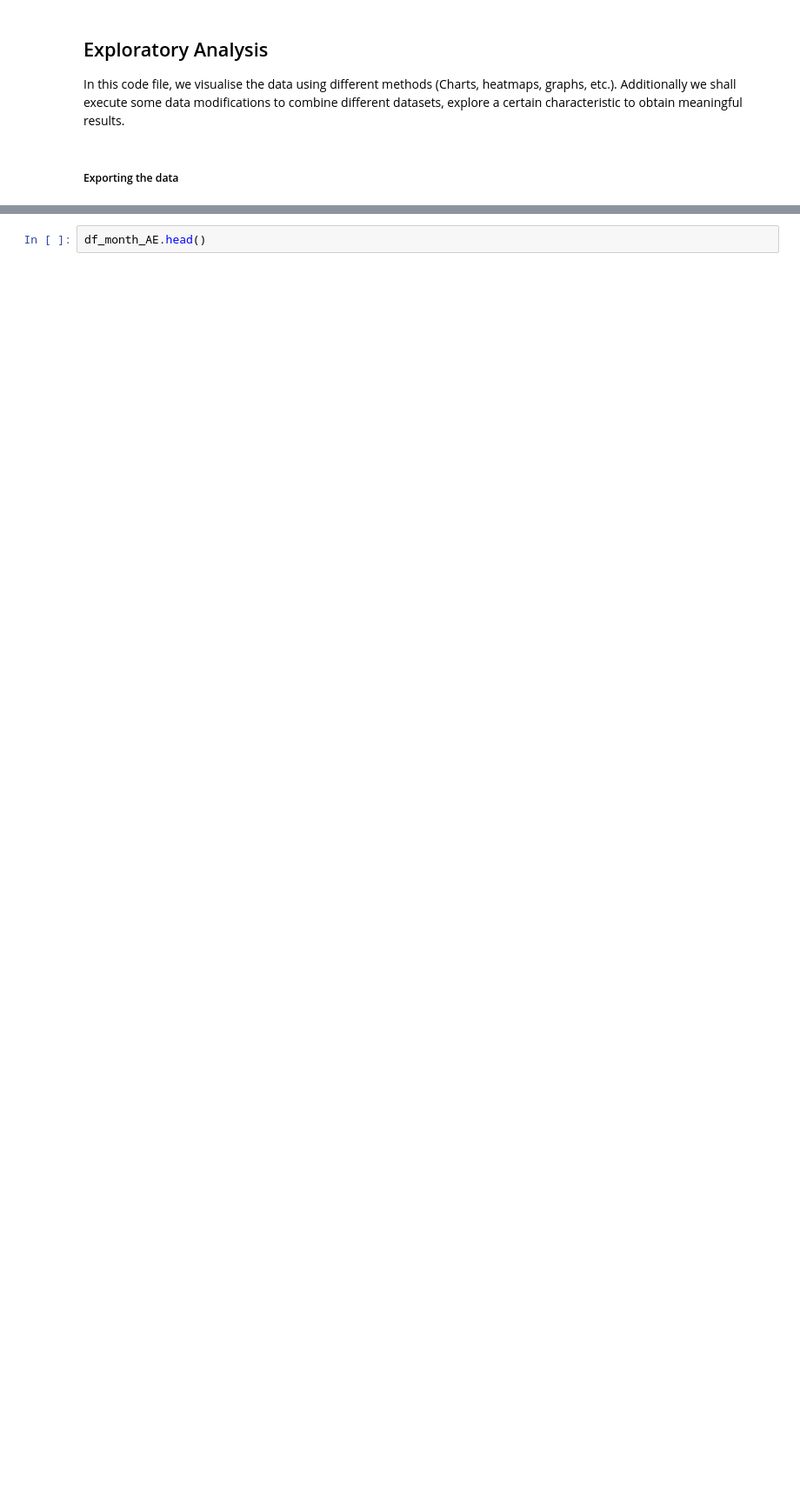
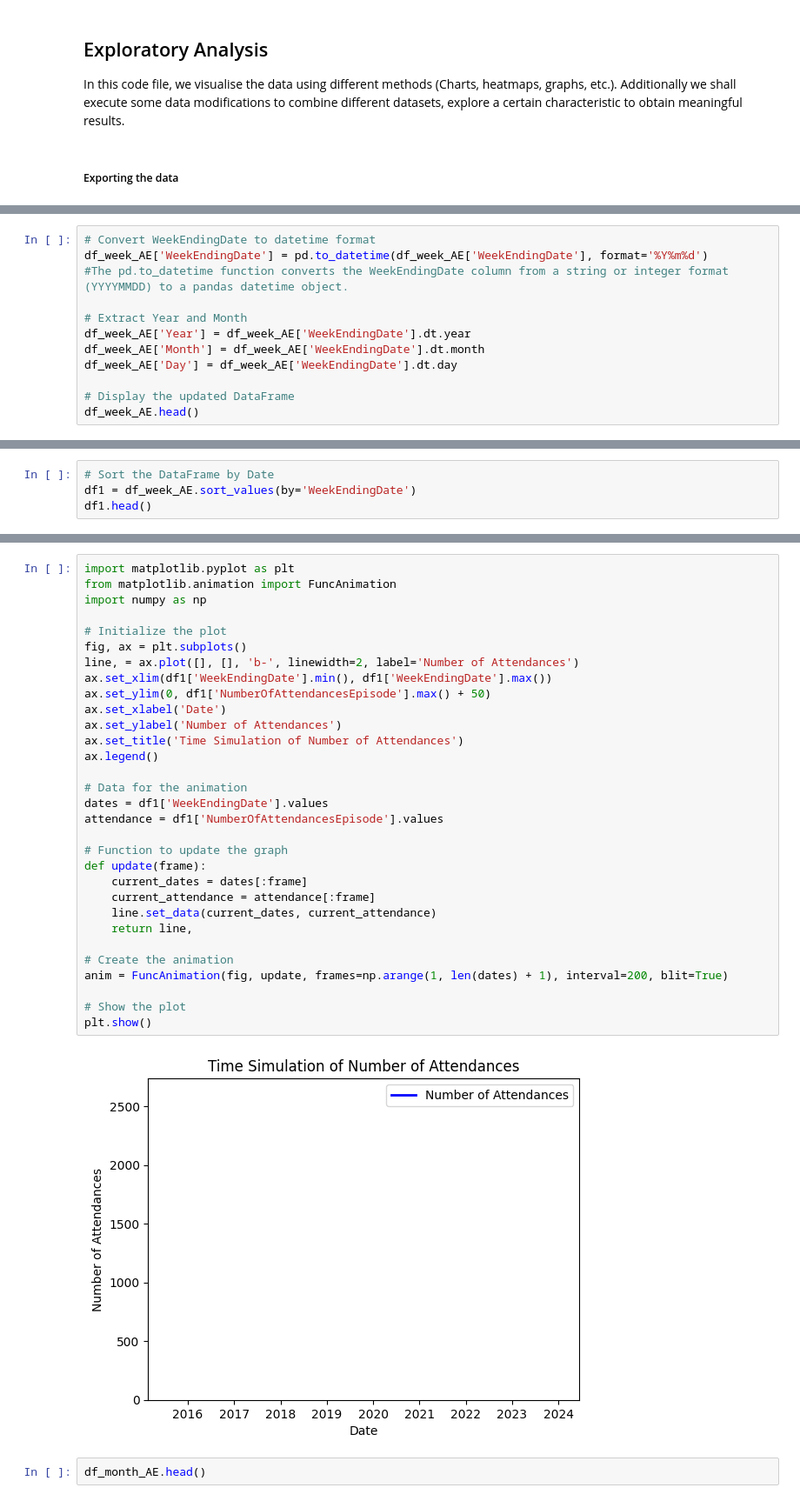
Before and after one commit to shivigupta0106/Public-Health-Scotland, a Jupyter notebook: Exploratory Analysis.ipynb, the cells around one changed output, grey strips where cells are left out. Shown at 87% size. Saved outputs shown, nothing was run; the diff lists cells and outputs as text; blank space fills up the shorter version.

Commit message:
plots

```diff
--- a/Exploratory Analysis.ipynb
+++ b/Exploratory Analysis.ipynb
@@ -32,0 +24,12 @@ df_week_AE.head()
+# %%
+# Convert WeekEndingDate to datetime format
+df_week_AE['WeekEndingDate'] = pd.to_datetime(df_week_AE['WeekEndingDate'], format='%Y%m%d')
+#The pd.to_datetime function converts the WeekEndingDate column from a string or integer format (YYYYMMDD) to a pandas datetime object.
+
+# Extract Year and Month
+df_week_AE['Year'] = df_week_AE['WeekEndingDate'].dt.year
+df_week_AE['Month'] = df_week_AE['WeekEndingDate'].dt.month
+df_week_AE['Day'] = df_week_AE['WeekEndingDate'].dt.day
+
+# Display the updated DataFrame
+df_week_AE.head()
@@ -32,0 +43,4 @@ df_week_AE.head()
+# %%
+# Sort the DataFrame by Date
+df1 = df_week_AE.sort_values(by='WeekEndingDate')
+df1.head()
@@ -33,3 +54,36 @@ df_week_AE.head()
+# %%
+import matplotlib.pyplot as plt
+from matplotlib.animation import FuncAnimation
+import numpy as np
+
+# Initialize the plot
+fig, ax = plt.subplots()
+line, = ax.plot([], [], 'b-', linewidth=2, label='Number of Attendances')
+ax.set_xlim(df1['WeekEndingDate'].min(), df1['WeekEndingDate'].max())
+ax.set_ylim(0, df1['NumberOfAttendancesEpisode'].max() + 50)
+ax.set_xlabel('Date')
+ax.set_ylabel('Number of Attendances')
+ax.set_title('Time Simulation of Number of Attendances')
+ax.legend()
+
+# Data for the animation
+dates = df1['WeekEndingDate'].values
+attendance = df1['NumberOfAttendancesEpisode'].values
+
+# Function to update the graph
+def update(frame):
+    current_dates = dates[:frame]
+    current_attendance = attendance[:frame]
+    line.set_data(current_dates, current_attendance)
+    return line,
+
+# Create the animation
+anim = FuncAnimation(fig, update, frames=np.arange(1, len(dates) + 1), interval=200, blit=True)
+
+# Show the plot
+plt.show()
+# %% [output]
+[figure, added]
 # %%
 df_month_AE.head()
 # %% [output]
```
Also changed, not shown: parts of 3 cells of this notebook.
